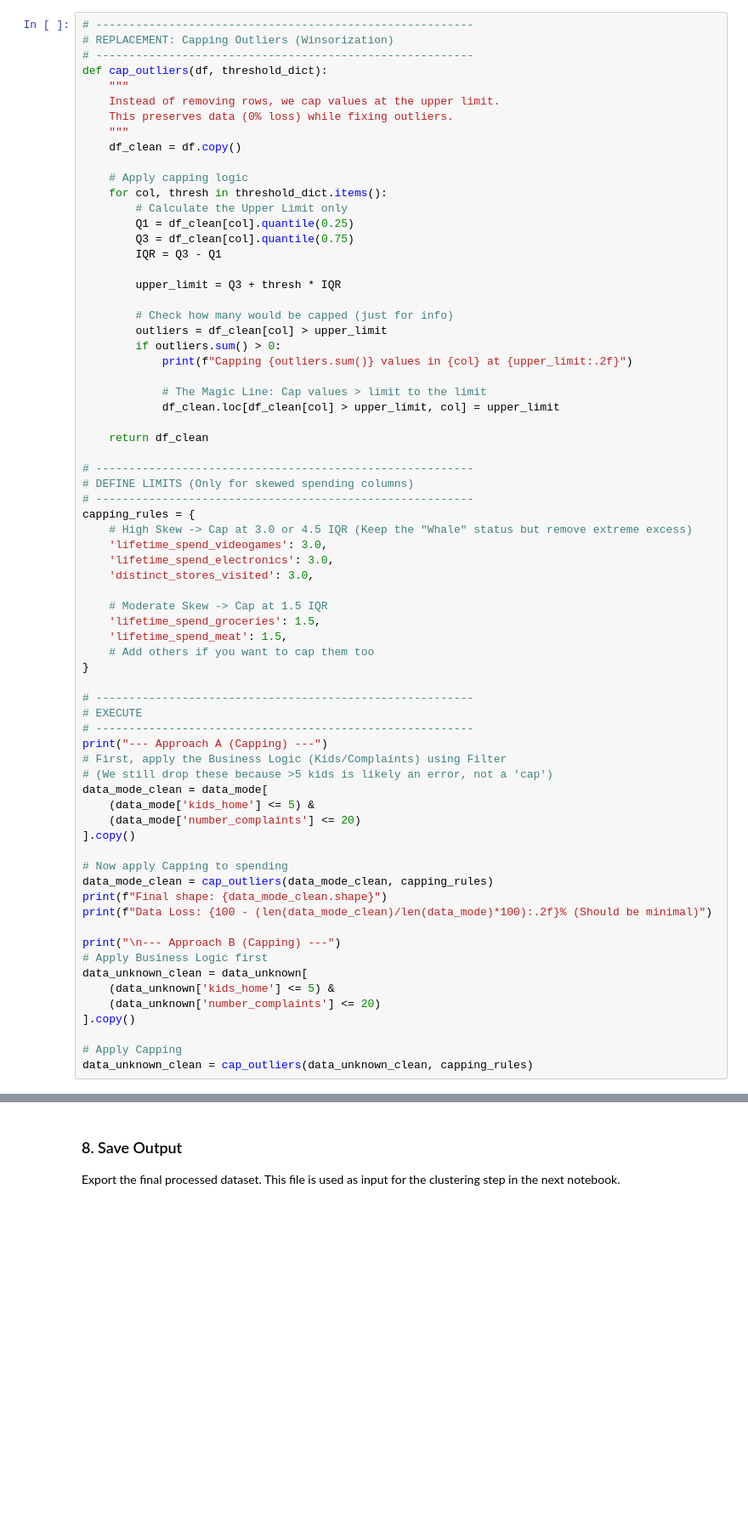
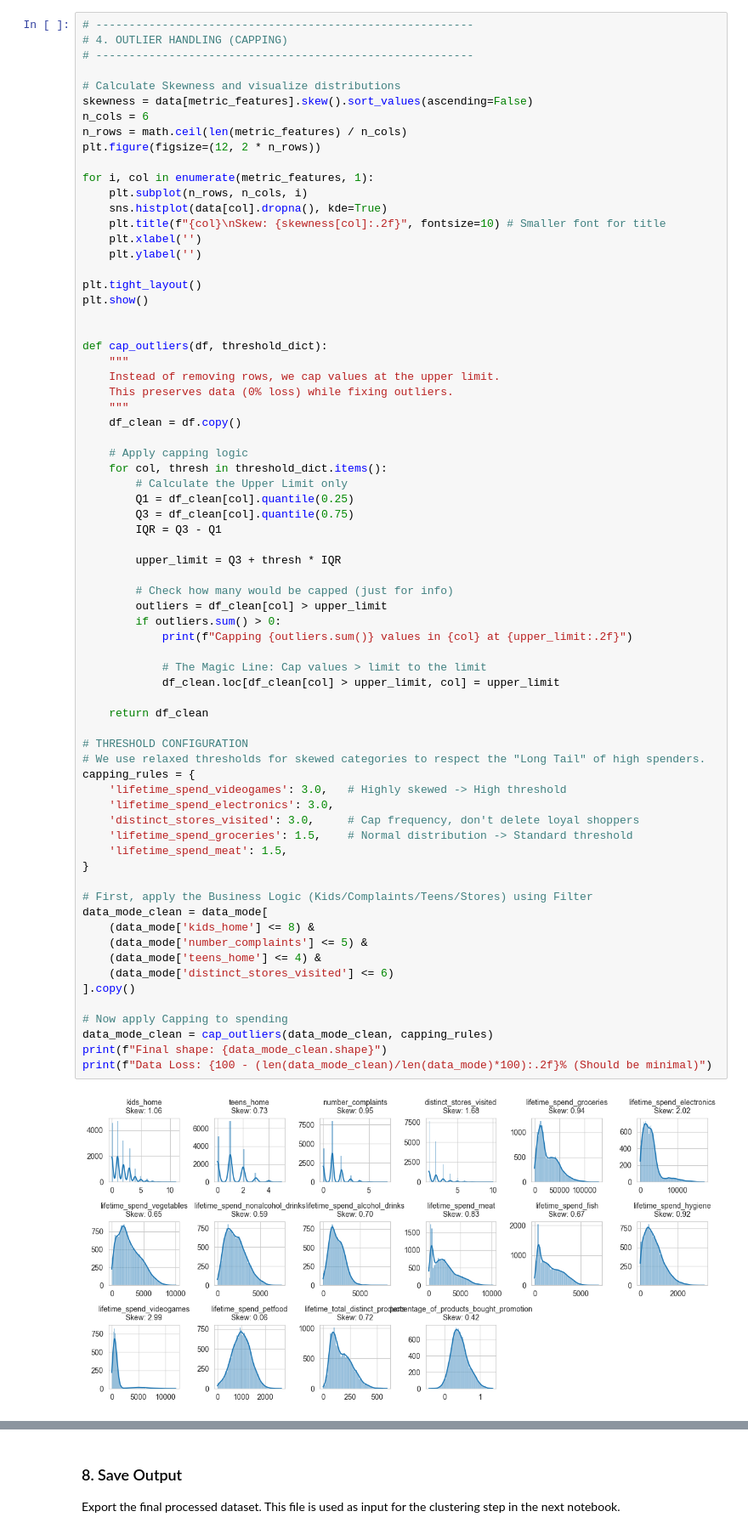
Before and after one commit to MateusAMP2119/CS-Project, a Jupyter notebook: 2_preprocessing.ipynb, the cells around one changed output, grey strips where cells are left out. Shown at 85% size. Cells and saved outputs as stored; diff of their text form; blank space fills up the shorter version.

```diff
--- a/2_preprocessing.ipynb
+++ b/2_preprocessing.ipynb
@@ -227,7 +164,25 @@ Do they belong in a different cluster? Usually no. They belong in the "Highest V
 # %%
 # ---------------------------------------------------------
-# REPLACEMENT: Capping Outliers (Winsorization)
+# 4. OUTLIER HANDLING (CAPPING)
 # ---------------------------------------------------------
+
+# Calculate Skewness and visualize distributions
+skewness = data[metric_features].skew().sort_values(ascending=False)
+n_cols = 6
+n_rows = math.ceil(len(metric_features) / n_cols)
+plt.figure(figsize=(12, 2 * n_rows))
+
+for i, col in enumerate(metric_features, 1):
+    plt.subplot(n_rows, n_cols, i)
+    sns.histplot(data[col].dropna(), kde=True)
+    plt.title(f"{col}\nSkew: {skewness[col]:.2f}", fontsize=10) # Smaller font for title
+    plt.xlabel('')
+    plt.ylabel('')
+
+plt.tight_layout()
+plt.show()
+
+
 def cap_outliers(df, threshold_dict):
     """
     Instead of removing rows, we cap values at the upper limit.
@@ -240,58 +195,41 @@ def cap_outliers(df, threshold_dict):
         # Calculate the Upper Limit only
         Q1 = df_clean[col].quantile(0.25)
         Q3 = df_clean[col].quantile(0.75)
         IQR = Q3 - Q1
 
         upper_limit = Q3 + thresh * IQR
 
         # Check how many would be capped (just for info)
         outliers = df_clean[col] > upper_limit
         if outliers.sum() > 0:
             print(f"Capping {outliers.sum()} values in {col} at {upper_limit:.2f}")
 
             # The Magic Line: Cap values > limit to the limit
             df_clean.loc[df_clean[col] > upper_limit, col] = upper_limit
 
     return df_clean
 
-# ---------------------------------------------------------
-# DEFINE LIMITS (Only for skewed spending columns)
-# ---------------------------------------------------------
+# THRESHOLD CONFIGURATION
+# We use relaxed thresholds for skewed categories to respect the "Long Tail" of high spenders.
 capping_rules = {
-    # High Skew -> Cap at 3.0 or 4.5 IQR (Keep the "Whale" status but remove extreme excess)
-    'lifetime_spend_videogames': 3.0,
+    'lifetime_spend_videogames': 3.0,   # Highly skewed -> High threshold
     'lifetime_spend_electronics': 3.0,
-    'distinct_stores_visited': 3.0,
-
-    # Moderate Skew -> Cap at 1.5 IQR
-    'lifetime_spend_groceries': 1.5,
+    'distinct_stores_visited': 3.0,     # Cap frequency, don't delete loyal shoppers
+    'lifetime_spend_groceries': 1.5,    # Normal distribution -> Standard threshold
     'lifetime_spend_meat': 1.5,
-    # Add others if you want to cap them too
 }
 
-# ---------------------------------------------------------
-# EXECUTE
-# ---------------------------------------------------------
-print("--- Approach A (Capping) ---")
-# First, apply the Business Logic (Kids/Complaints) using Filter
-# (We still drop these because >5 kids is likely an error, not a 'cap')
+# First, apply the Business Logic (Kids/Complaints/Teens/Stores) using Filter
 data_mode_clean = data_mode[
-    (data_mode['kids_home'] <= 5) &
-    (data_mode['number_complaints'] <= 20)
+    (data_mode['kids_home'] <= 8) &
+    (data_mode['number_complaints'] <= 5) &
+    (data_mode['teens_home'] <= 4) &
+    (data_mode['distinct_stores_visited'] <= 6)
 ].copy()
 
 # Now apply Capping to spending
 data_mode_clean = cap_outliers(data_mode_clean, capping_rules)
 print(f"Final shape: {data_mode_clean.shape}")
 print(f"Data Loss: {100 - (len(data_mode_clean)/len(data_mode)*100):.2f}% (Should be minimal)")
-
-print("\n--- Approach B (Capping) ---")
-# Apply Business Logic first
-data_unknown_clean = data_unknown[
-    (data_unknown['kids_home'] <= 5) &
-    (data_unknown['number_complaints'] <= 20)
-].copy()
-
-# Apply Capping
-data_unknown_clean = cap_outliers(data_unknown_clean, capping_rules)
 # %% [output]
+[figure, added]
```
Also changed, not shown: parts of 25 cells of this notebook, 2 other files.
